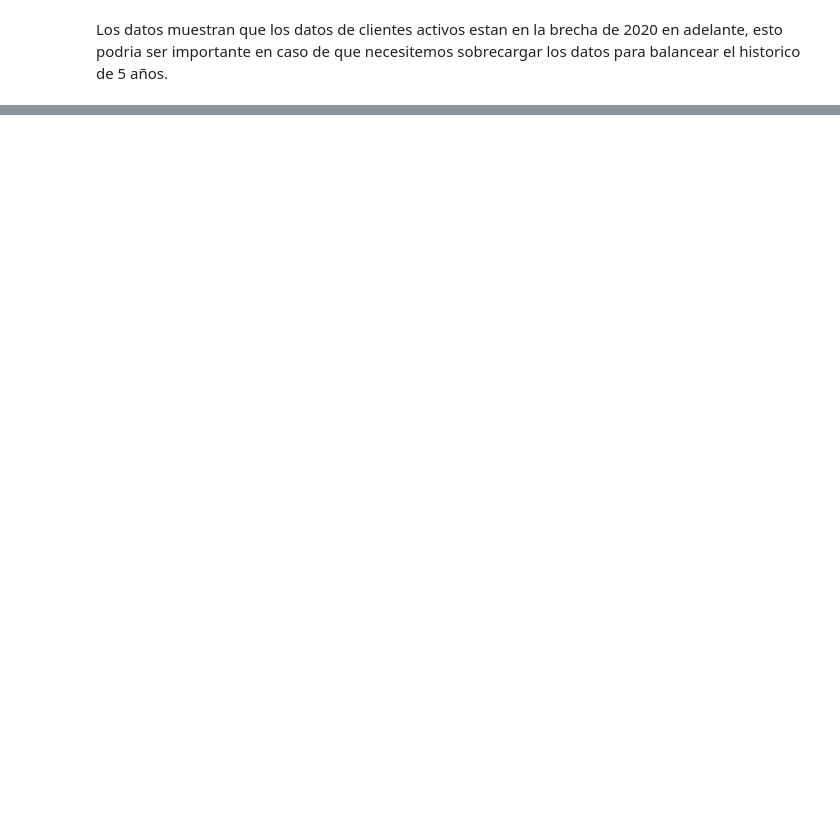
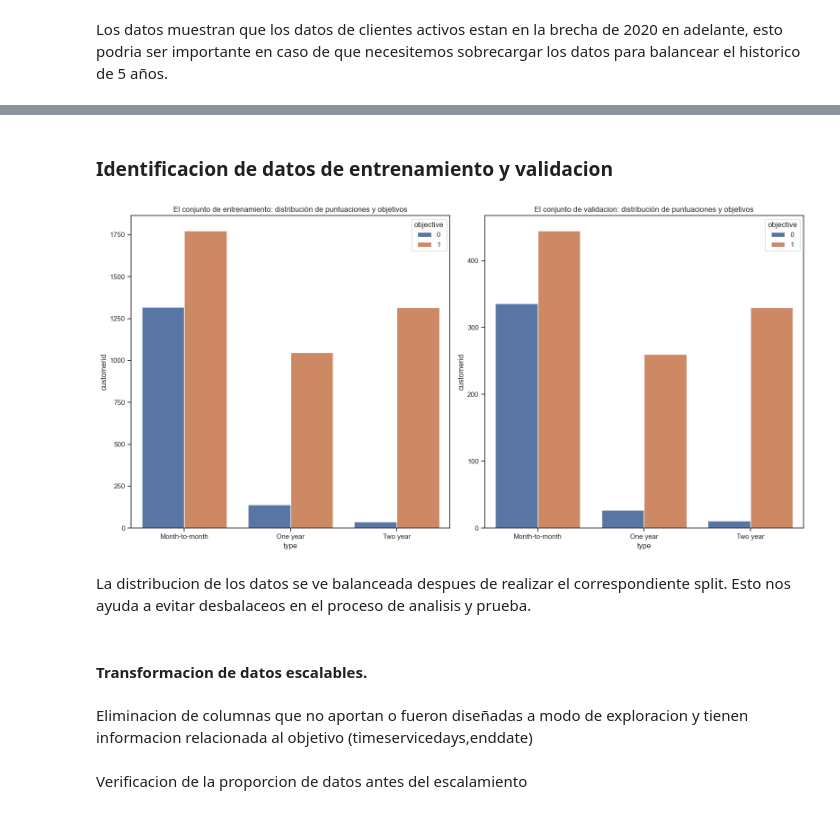
Before and after one commit to davidtorresdata/final_project_tripleten, a Jupyter notebook: notebook.ipynb, the cells around one changed output, grey strips where cells are left out. Cells and saved outputs as stored; diff of their text form; code cells hidden in the pictures; blank space fills up the shorter version.

```diff
--- a/notebook.ipynb
+++ b/notebook.ipynb
@@ -190,0 +421,10 @@ Los datos muestran que los datos de clientes activos estan en la brecha de 2020
+# %%
+RANDOM_STATE = 42
+# %% [markdown]
+### Identificacion de datos de entrenamiento y validacion
+# %%
+df_data['noserviceactive']= df_data.loc[:,['onlinesecurity', 'onlinebackup', 'deviceprotection','techsupport', 'streamingtv', 'streamingmovies']].sum(axis=1)
+# %%
+train, valid = ml.train_test_split(df_data, test_size=0.2, random_state=RANDOM_STATE, stratify=df_data['objective'],shuffle=True)
+train['ds_part'] = 'train'
+valid['ds_part'] = 'valid'
@@ -190,0 +433,29 @@ Los datos muestran que los datos de clientes activos estan en la brecha de 2020
+# %%
+fig = plt.figure(figsize=(16, 8))
+gs = gridspec.GridSpec(2, 2)
+
+ax = fig.add_subplot(gs[:,0])
+dft = df_data[df_data['ds_part'] == "train"].loc[:,['type','objective','customerid']]\
+                                        .groupby(by=['type','objective'],as_index=False)\
+                                        .count()\
+                                        .sort_values(['type','objective'],ascending=True)
+sns.barplot(data=dft, x='type', y='customerid', hue='objective')\
+    .set(title='El conjunto de entrenamiento: distribución de puntuaciones y objetivos')
+
+ax = fig.add_subplot(gs[:,1])
+dft = df_data[df_data['ds_part'] != "train"].loc[:,['type','objective','customerid']]\
+                                        .groupby(by=['type','objective'],as_index=False)\
+                                        .count()\
+                                        .sort_values(['type','objective'],ascending=True)
+sns.barplot(data=dft, x='type', y='customerid', hue='objective')\
+    .set(title='El conjunto de validacion: distribución de puntuaciones y objetivos')
+
+fig.tight_layout()
+# %% [output]
+[figure, added]
+# %% [markdown]
+La distribucion de los datos se ve balanceada despues de realizar el correspondiente split. Esto nos ayuda a evitar desbalaceos en el proceso de analisis y prueba.
+# %% [markdown]
+#### Transformacion de datos escalables.
+# %% [markdown]
+Eliminacion de columnas que no aportan o fueron diseñadas a modo de exploracion y tienen informacion relacionada al objetivo (timeservicedays,enddate)
@@ -190,0 +464,2 @@ Los datos muestran que los datos de clientes activos estan en la brecha de 2020
+# %% [markdown]
+Verificacion de la proporcion de datos antes del escalamiento
```
Also changed, not shown: parts of 57 cells of this notebook, 2 other files.
